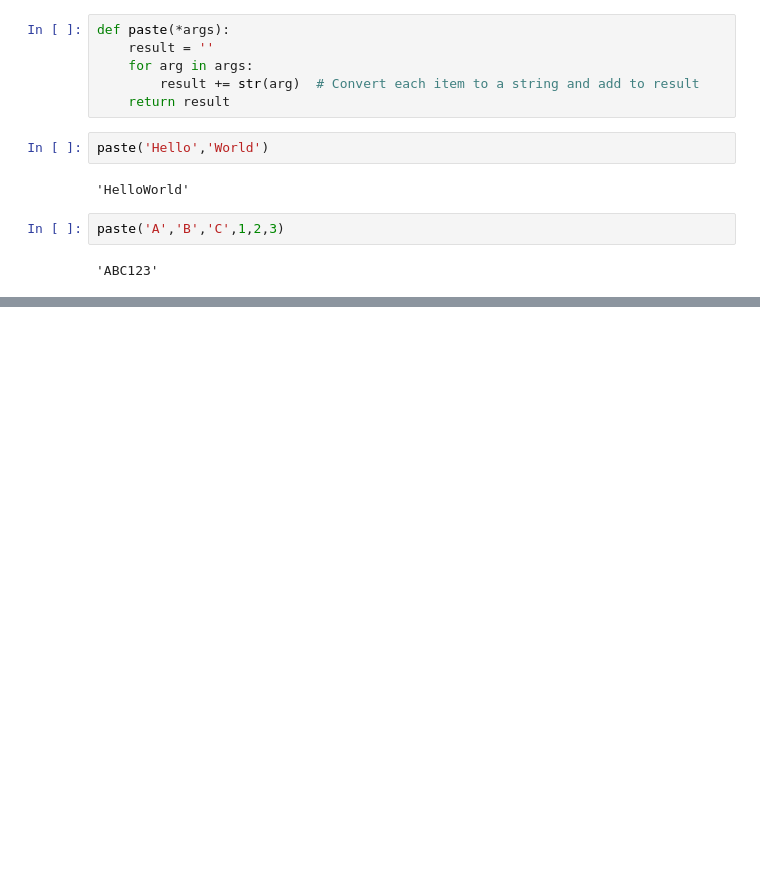
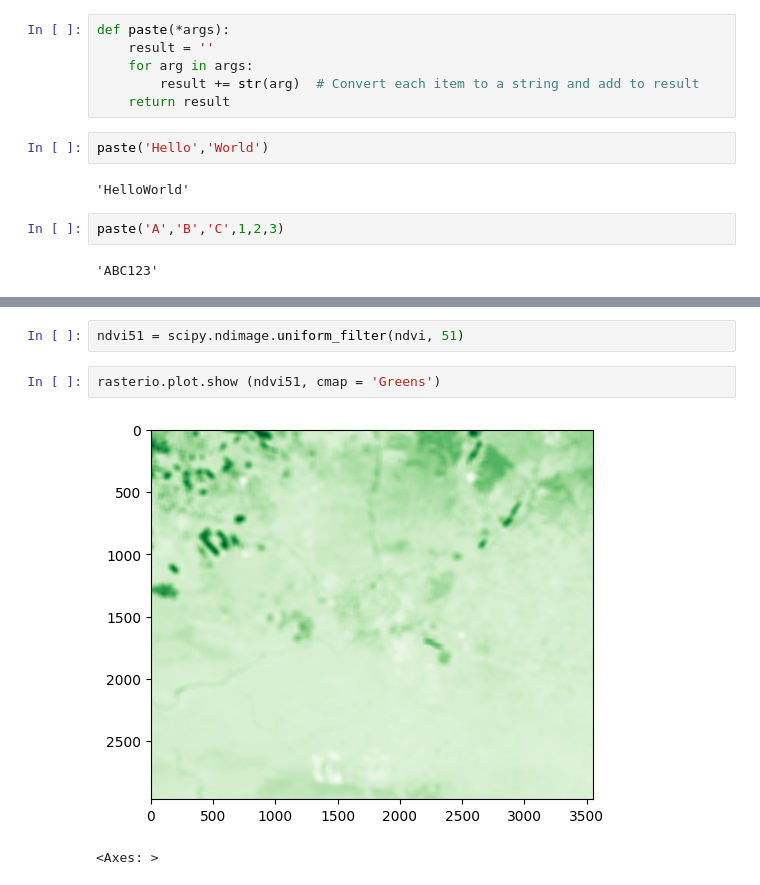
Before and after one commit to kashif061/bgu, a Jupyter notebook: Exercise10BGU.ipynb, the cells around one changed output, grey strips where cells are left out. Saved outputs shown, nothing was run; the diff lists cells and outputs as text; blank space fills up the shorter version.

```diff
--- a/Exercise10BGU.ipynb
+++ b/Exercise10BGU.ipynb
@@ -78,0 +317,7 @@ paste('A','B','C',1,2,3)
+# %%
+ndvi51 = scipy.ndimage.uniform_filter(ndvi, 51)
+# %%
+rasterio.plot.show (ndvi51, cmap = 'Greens')
+# %% [output]
+[figure, added]
+<Axes: >
```
Also changed, not shown: parts of 67 cells of this notebook.
